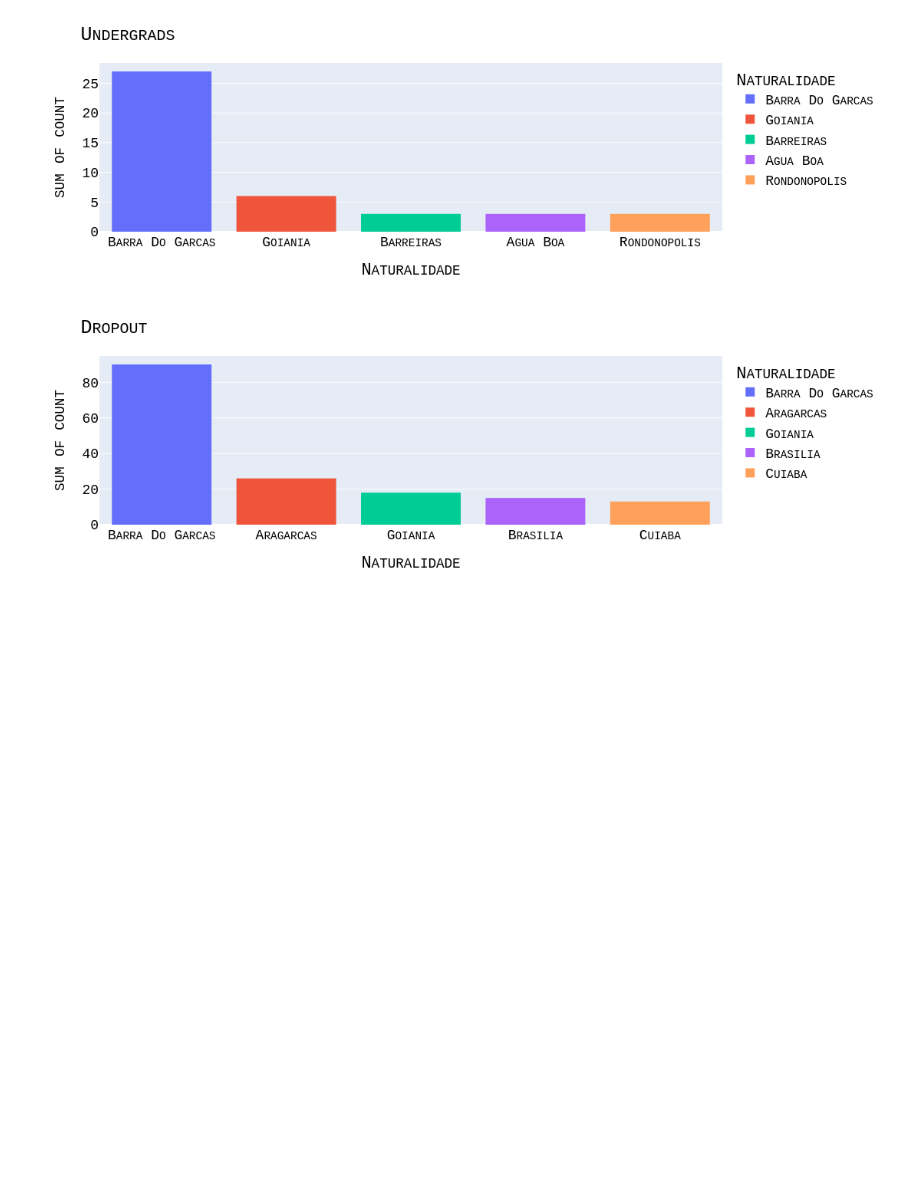
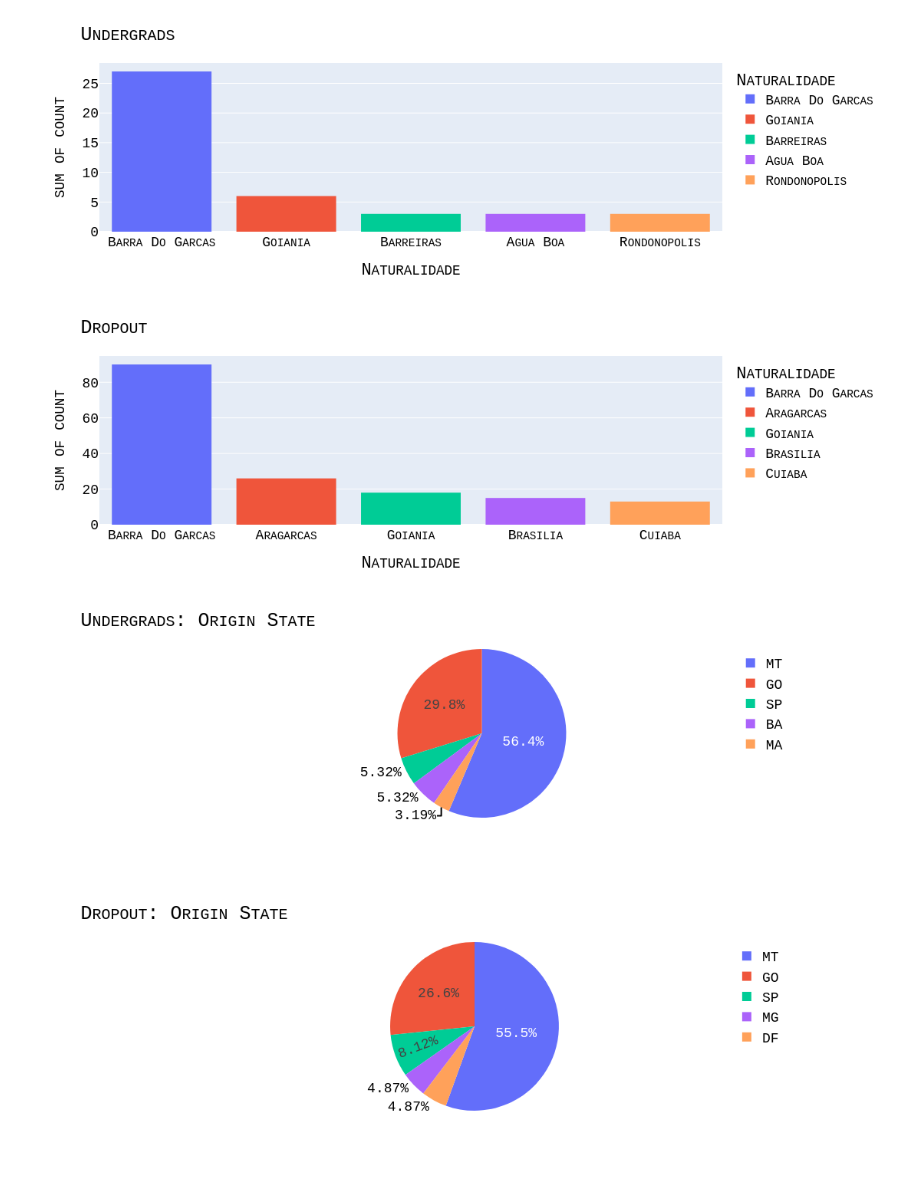
Before and after one commit to auserafim/ai-notebooks, a Jupyter notebook: evaded_college/evaded_college.ipynb, the cells around one changed output. Drawn from its saved outputs; the diff is of its cells as text; code cells hidden in the pictures; blank space fills up the shorter version.

```diff
--- a/evaded_college/evaded_college.ipynb
+++ b/evaded_college/evaded_college.ipynb
@@ -479,3 +151,11 @@ px.histogram(y_grouped.head(), x='Naturalidade', y='count', color='Naturalidade'
 # %% [output]
 [figure]
 [figure]
+# %%
+x_grouped =  finished.groupby(['UF Naturalidade']).size().reset_index(name='count').sort_values(by='count', ascending=False)
+y_grouped =  dropout.groupby(['UF Naturalidade']).size().reset_index(name='count').sort_values(by='count', ascending=False)
+px.pie(x_grouped.head(), names='UF Naturalidade', values='count', color='UF Naturalidade').update_layout(title={"text": "Undergrads: Origin State"}, font=my_font).show()
+px.pie(y_grouped.head(), names='UF Naturalidade', values='count', color='UF Naturalidade').update_layout(title={"text": "Dropout: Origin State"}, font=my_font).show()
+# %% [output]
+[figure, added]
+[figure, added]
```
Also changed, not shown: parts of 7 cells of this notebook.
